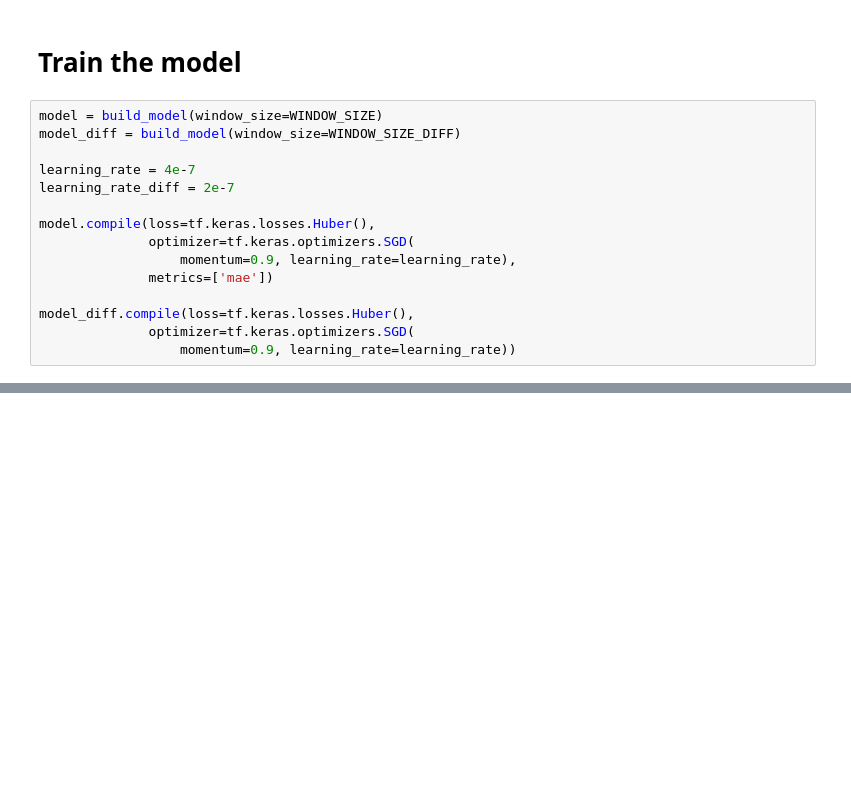
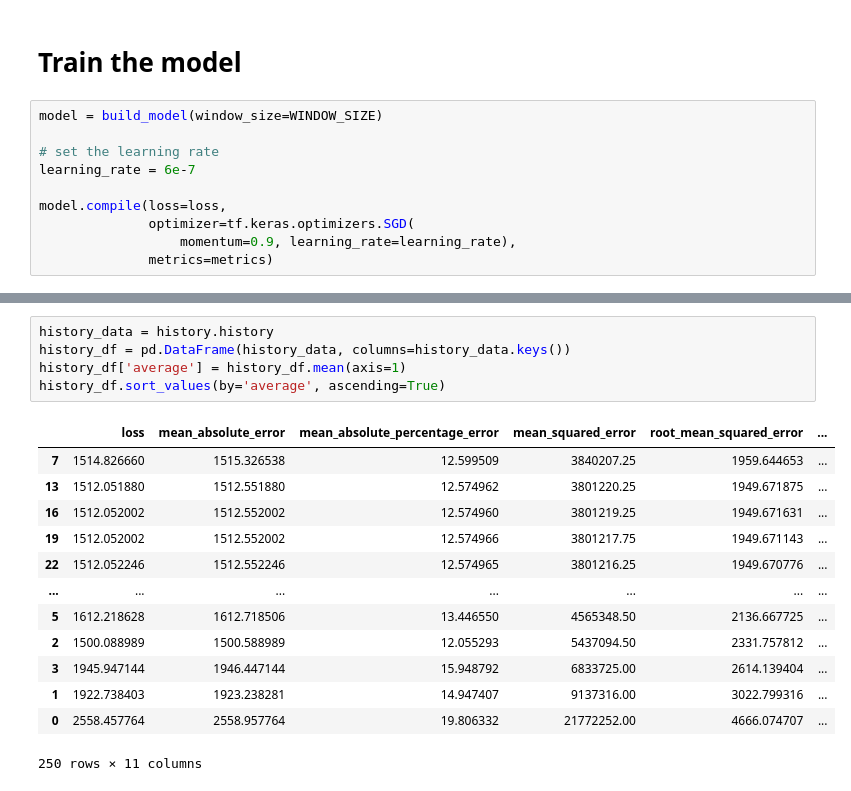
Before and after one commit to sayid-alt/usd_idr_exchange_prediction, a Jupyter notebook: usd_idr_prediction.ipynb, the cells around one changed output, grey strips where cells are left out. Saved outputs shown, nothing was run; the diff lists cells and outputs as text; blank space fills up the shorter version.

```diff
--- a/usd_idr_prediction.ipynb
+++ b/usd_idr_prediction.ipynb
@@ -686,19 +664,14 @@ model_diff_tune.set_weights(init_weights_diff)
 # Train the model
 # %%
 model = build_model(window_size=WINDOW_SIZE)
-model_diff = build_model(window_size=WINDOW_SIZE_DIFF)
 
-learning_rate = 4e-7
-learning_rate_diff = 2e-7
+# set the learning rate
+learning_rate = 6e-7
 
-model.compile(loss=tf.keras.losses.Huber(),
+model.compile(loss=loss,
               optimizer=tf.keras.optimizers.SGD(
                   momentum=0.9, learning_rate=learning_rate),
-              metrics=['mae'])
-
-model_diff.compile(loss=tf.keras.losses.Huber(),
-              optimizer=tf.keras.optimizers.SGD(
-                  momentum=0.9, learning_rate=learning_rate))
+              metrics=metrics)
 # %%
 model.summary()
 # %% [output]
@@ -902,0 +755,19 @@ FileNotFoundError: [Errno 2] No such file or directory: 'multivariate_timeseries
+# %%
+history_data = history.history
+history_df = pd.DataFrame(history_data, columns=history_data.keys())
+history_df['average'] = history_df.mean(axis=1)
+history_df.sort_values(by='average', ascending=True)
+# %% [output]
+|  | loss | mean_absolute_error | mean_absolute_percentage_error | mean_squared_error | root_mean_squared_error | ... |
+| 7 | 1514.826660 | 1515.326538 | 12.599509 | 3840207.25 | 1959.644653 | ... |
+| 13 | 1512.051880 | 1512.551880 | 12.574962 | 3801220.25 | 1949.671875 | ... |
+| 16 | 1512.052002 | 1512.552002 | 12.574960 | 3801219.25 | 1949.671631 | ... |
+| 19 | 1512.052002 | 1512.552002 | 12.574966 | 3801217.75 | 1949.671143 | ... |
+| 22 | 1512.052246 | 1512.552246 | 12.574965 | 3801216.25 | 1949.670776 | ... |
+| ... | ... | ... | ... | ... | ... | ... |
+| 5 | 1612.218628 | 1612.718506 | 13.446550 | 4565348.50 | 2136.667725 | ... |
+| 2 | 1500.088989 | 1500.588989 | 12.055293 | 5437094.50 | 2331.757812 | ... |
+| 3 | 1945.947144 | 1946.447144 | 15.948792 | 6833725.00 | 2614.139404 | ... |
+| 1 | 1922.738403 | 1923.238281 | 14.947407 | 9137316.00 | 3022.799316 | ... |
+| 0 | 2558.457764 | 2558.957764 | 19.806332 | 21772252.00 | 4666.074707 | ... |
+250 rows × 11 columns
```
Also changed, not shown: parts of 36 cells of this notebook.
